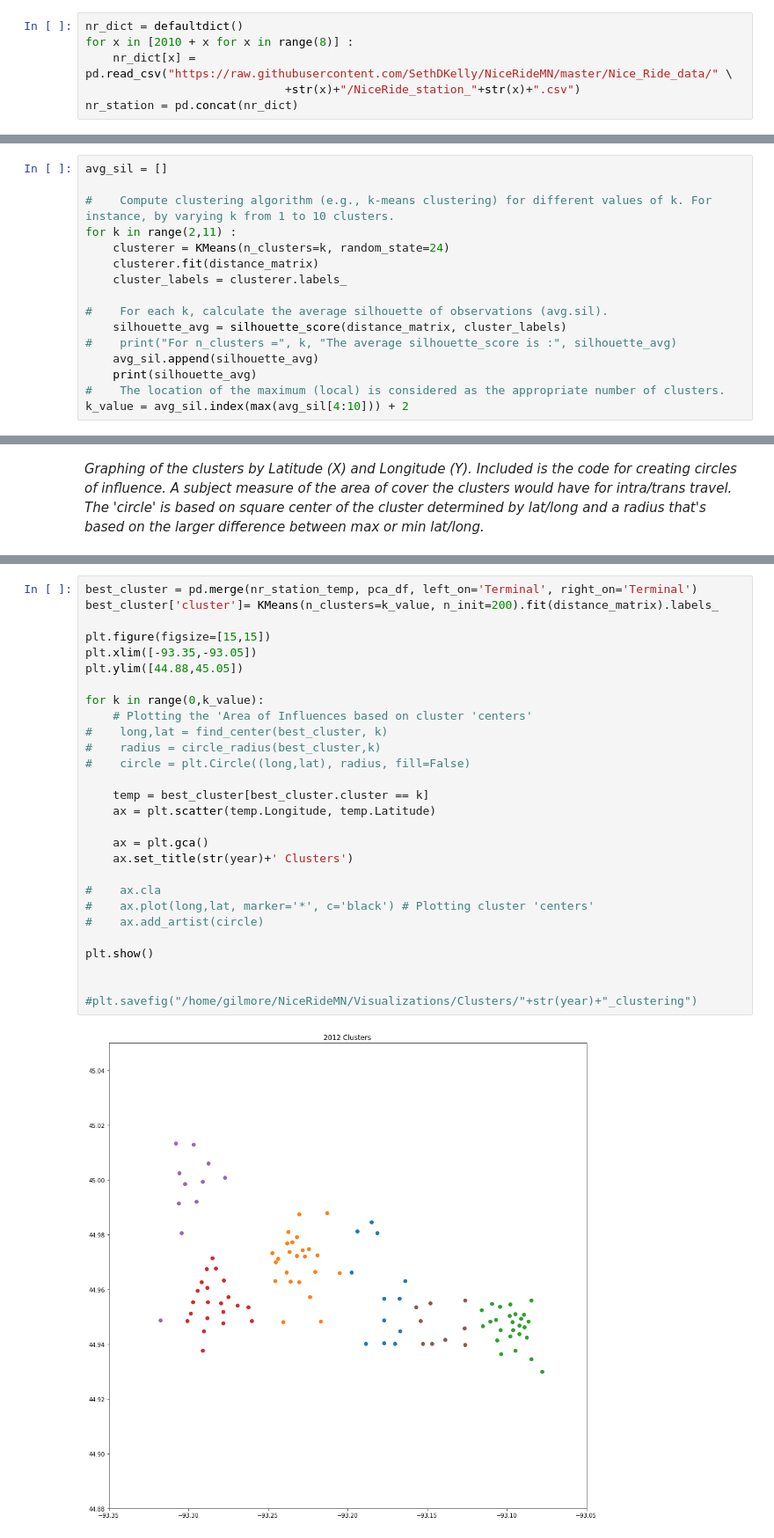
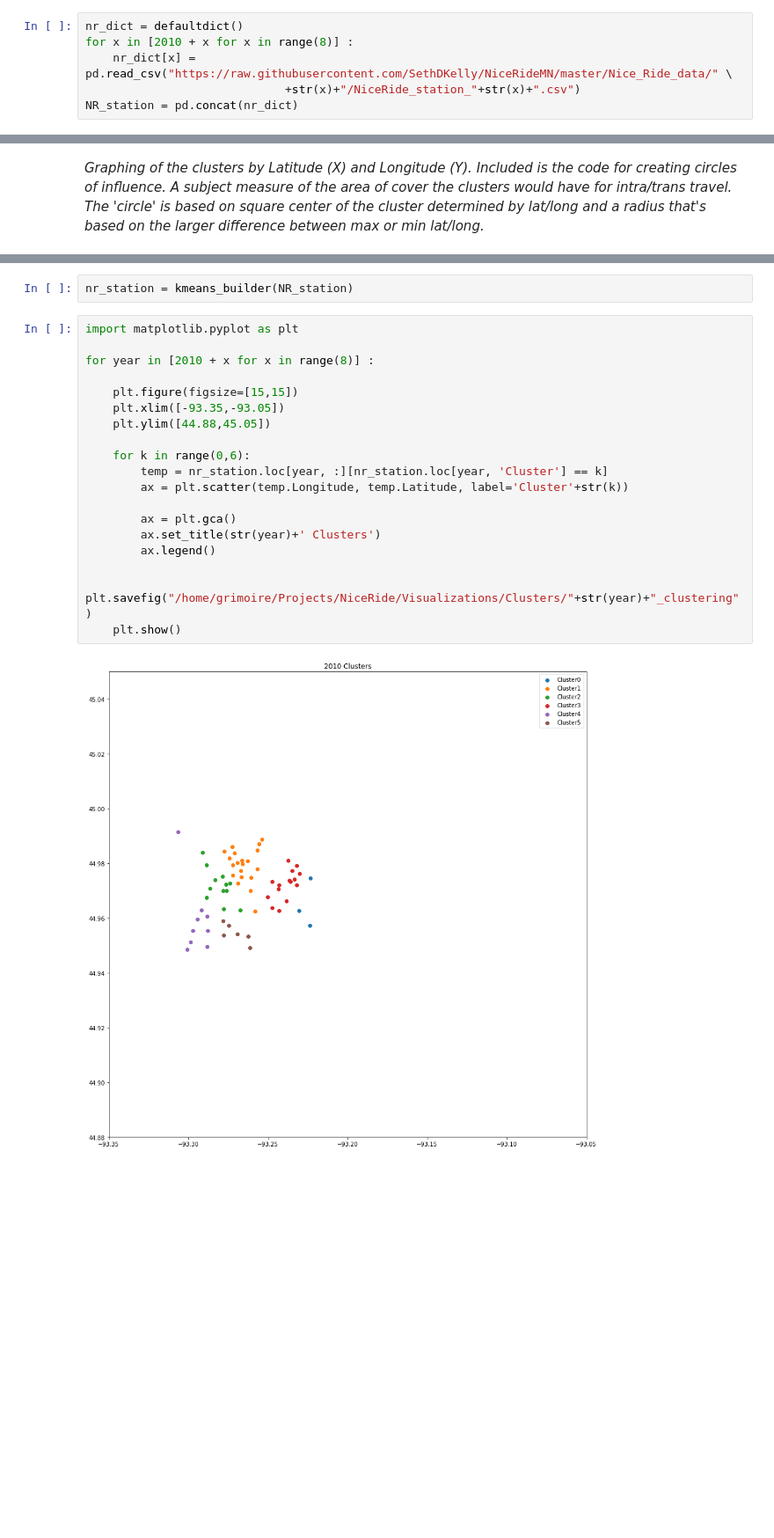
Before and after one commit to SethDKelly/NiceRideMN, a Jupyter notebook: KMeans_by_year.ipynb, the cells around one changed output, grey strips where cells are left out. Shown at 88% size. Saved outputs shown, nothing was run; the diff lists cells and outputs as text; blank space fills up the shorter version.

```diff
--- a/KMeans_by_year.ipynb
+++ b/KMeans_by_year.ipynb
@@ -24,6 +24,6 @@ nr_dict = defaultdict()
 for x in [2010 + x for x in range(8)] :
     nr_dict[x] = pd.read_csv("https://raw.githubusercontent.com/SethDKelly/NiceRideMN/master/Nice_Ride_data/" \
                              +str(x)+"/NiceRide_station_"+str(x)+".csv")
-nr_station = pd.concat(nr_dict)
+NR_station = pd.concat(nr_dict)
 # %% [markdown]
 _Due to station distance matrices being different sizes current load pattern is by manual selection of year._
@@ -61,16 +29,0 @@ _Determining K cluster values by the silhoutte values. Values are shifted for va
-# %%
-avg_sil = []
-
-#    Compute clustering algorithm (e.g., k-means clustering) for different values of k. For instance, by varying k from 1 to 10 clusters.
-for k in range(2,11) :
-    clusterer = KMeans(n_clusters=k, random_state=24)
-    clusterer.fit(distance_matrix)
-    cluster_labels = clusterer.labels_
-
-#    For each k, calculate the average silhouette of observations (avg.sil).
-    silhouette_avg = silhouette_score(distance_matrix, cluster_labels)
-#    print("For n_clusters =", k, "The average silhouette_score is :", silhouette_avg)
-    avg_sil.append(silhouette_avg)
-    print(silhouette_avg)
-#    The location of the maximum (local) is considered as the appropriate number of clusters.
-k_value = avg_sil.index(max(avg_sil[4:10])) + 2
@@ -128,30 +104,23 @@ _Graphing of the clusters by Latitude (X) and Longitude (Y). Included is the cod
+# %%
+nr_station = kmeans_builder(NR_station)
 # %%
-best_cluster = pd.merge(nr_station_temp, pca_df, left_on='Terminal', right_on='Terminal')
-best_cluster['cluster']= KMeans(n_clusters=k_value, n_init=200).fit(distance_matrix).labels_
+import matplotlib.pyplot as plt
 
-plt.figure(figsize=[15,15])
-plt.xlim([-93.35,-93.05])
-plt.ylim([44.88,45.05])
+for year in [2010 + x for x in range(8)] :
 
-for k in range(0,k_value):
-    # Plotting the 'Area of Influences based on cluster 'centers'
-#    long,lat = find_center(best_cluster, k)
-#    radius = circle_radius(best_cluster,k)
-#    circle = plt.Circle((long,lat), radius, fill=False)
+    plt.figure(figsize=[15,15])
+    plt.xlim([-93.35,-93.05])
+    plt.ylim([44.88,45.05])
 
-    temp = best_cluster[best_cluster.cluster == k]
-    ax = plt.scatter(temp.Longitude, temp.Latitude)
+    for k in range(0,6):
+        temp = nr_station.loc[year, :][nr_station.loc[year, 'Cluster'] == k]
+        ax = plt.scatter(temp.Longitude, temp.Latitude, label='Cluster'+str(k))
 
-    ax = plt.gca()
-    ax.set_title(str(year)+' Clusters')
+        ax = plt.gca()
+        ax.set_title(str(year)+' Clusters')
+        ax.legend()
 
-#    ax.cla
-#    ax.plot(long,lat, marker='*', c='black') # Plotting cluster 'centers'
-#    ax.add_artist(circle)
-
-plt.show()
-
-
-#plt.savefig("/home/gilmore/NiceRideMN/Visualizations/Clusters/"+str(year)+"_clustering")
+    plt.savefig("/home/grimoire/Projects/NiceRide/Visualizations/Clusters/"+str(year)+"_clustering")
+    plt.show()
 # %% [output]
-[figure, old version]
+[figure, new version]
```
Also changed, not shown: parts of 9 cells of this notebook.
